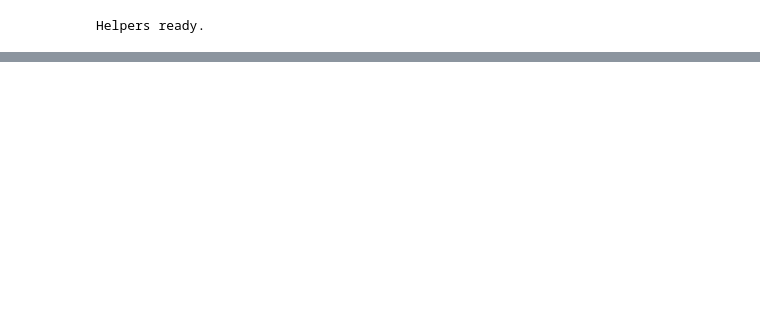
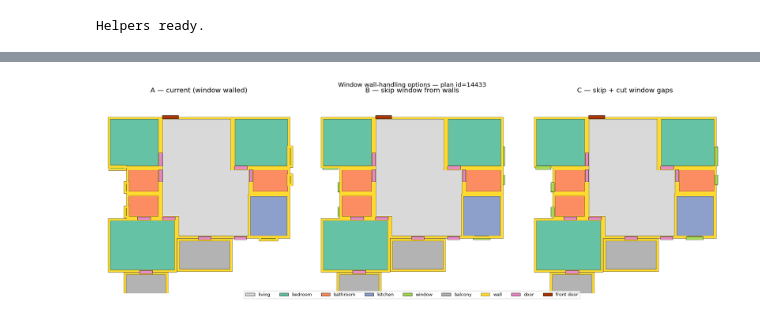
Before and after one commit to nickiliak/Floorplan-Diffusion-Models, a Jupyter notebook: notebooks/03_rotation_debugging.ipynb, the cells around one changed output, grey strips where cells are left out. Cells and saved outputs as stored; diff of their text form; code cells hidden in the pictures; blank space fills up the shorter version.

```diff
--- a/notebooks/03_rotation_debugging.ipynb
+++ b/notebooks/03_rotation_debugging.ipynb
@@ -228,0 +406,97 @@ MemoryError:
+# %%
+# Local, package-untouched variant of derive_walls with configurable handling.
+from shapely.geometry import Polygon as _Polygon
+from shapely.ops import unary_union
+from floorplan_diffusion.evaluation.render import _is_degenerate
+
+WINDOW_INT = ROOM_TYPE_TO_INT["window"]   # 5
+
+def derive_walls_variant(room_polygons, wall_thickness=0.025,
+                         skip_types=frozenset({11, 13}), cut_windows=False):
+    """Like evaluation.render.derive_walls, but:
+      - skip_types: polygon types that get NO wall band (doors always; +window for B/C).
+      - cut_windows: if True, subtract window footprints from the merged lattice (C).
+    """
+    half = wall_thickness / 2.0
+    bands, window_polys = [], []
+    for coords, rtype in room_polygons:
+        if _is_degenerate(coords):
+            continue
+        poly = _Polygon(coords)
+        if not poly.is_valid:
+            poly = poly.buffer(0)
+        if poly.is_empty:
+            continue
+        if rtype == WINDOW_INT:
+            window_polys.append(poly)            # remember for optional cutting
+        if rtype in skip_types:
+            continue
+        band = poly.boundary.buffer(half, cap_style=2, join_style=2)
+        if not band.is_empty:
+            bands.append(band)
+
+    if not bands:
+        return None
+    merged = unary_union(bands)
+    if cut_windows and window_polys:
+        merged = merged.difference(unary_union(window_polys))
+    return merged if not merged.is_empty else None
+
+
+def render_variant(room_polygons, title, ax, skip_types, cut_windows):
+    """Same layering as render_floorplan but with a pluggable wall derivation."""
+    order = {name: i for i, name in enumerate(CATEGORY_ORDER)}
+    ordered = sorted(room_polygons,
+                     key=lambda r: order.get(INT_TO_ROOM_NAME.get(r[1], ""), len(order)))
+
+    def _draw(coords, rtype):
+        name = INT_TO_ROOM_NAME.get(rtype, f"type_{rtype}")
+        ax.add_patch(plt.Polygon(coords, closed=True,
+                                 facecolor=CATEGORY_COLORS.get(name, "#000000"),
+                                 edgecolor="black", linewidth=0.5, label=name.replace("_", " ")))
+
+    for coords, rtype in ordered:                      # room fills
+        if len(coords) >= 3 and rtype not in DOOR_INTS:
+            _draw(coords, rtype)
+    walls = derive_walls_variant(room_polygons, skip_types=skip_types, cut_windows=cut_windows)
+    if walls is not None:                              # wall lattice
+        patch = _shapely_to_pathpatch(walls, facecolor=CATEGORY_COLORS["wall"],
+                                      edgecolor="black", linewidth=0.3, label="wall")
+        if patch is not None:
+            ax.add_patch(patch)
+    for coords, rtype in ordered:                      # doors on top
+        if len(coords) >= 3 and rtype in DOOR_INTS:
+            _draw(coords, rtype)
+    ax.set_xlim(-1.1, 1.1); ax.set_ylim(-1.1, 1.1)
+    ax.set_aspect("equal", adjustable="box"); ax.invert_yaxis()
+    ax.set_title(title); ax.set_axis_off()
+
+
+# Build polygons once from the identity (rot=0) item, then render A / B / C.
+arr0, cond0 = forced_getitem(0)
+polys = points_to_room_polygons(arr0.T, cond0["room_types"],
+                                cond0["room_indices"], cond0["src_key_padding_mask"])
+
+VARIANTS = [
+    ("A — current (window walled)", frozenset({11, 13}),    False),
+    ("B — skip window from walls",  frozenset({5, 11, 13}), False),
+    ("C — skip + cut window gaps",  frozenset({5, 11, 13}), True),
+]
+fig, axes = plt.subplots(1, 3, figsize=(16, 5.5))
+for ax, (title, skip, cut) in zip(axes, VARIANTS):
+    render_variant(polys, title, ax, skip_types=skip, cut_windows=cut)
+
+handles, labels = axes[0].get_legend_handles_labels()
+seen, uniq = set(), []
+for h, lab in zip(handles, labels):
+    if lab not in seen:
+        seen.add(lab); uniq.append((h, lab))
+if uniq:
+    fig.legend(*zip(*uniq), loc="lower center", ncol=len(uniq), fontsize=8)
+fig.suptitle(f"Window wall-handling options — plan id={target_plan.get('id','?')}", fontsize=11)
+fig.tight_layout()
+plt.savefig("window_wall_options.png", dpi=110, bbox_inches="tight")
+plt.show()
+print("Saved to window_wall_options.png")
+# %% [output]
+[figure, added]
```
Also changed, not shown: parts of 12 cells of this notebook, 6 other files.
